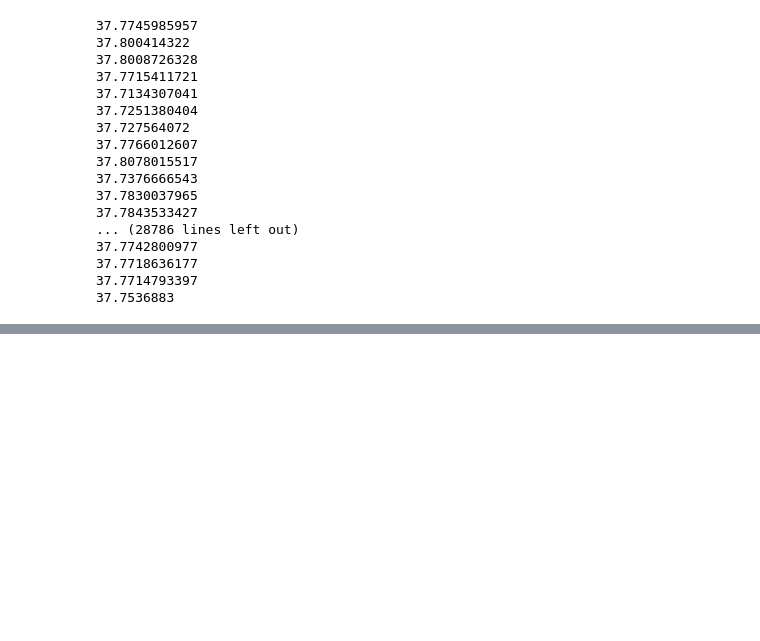
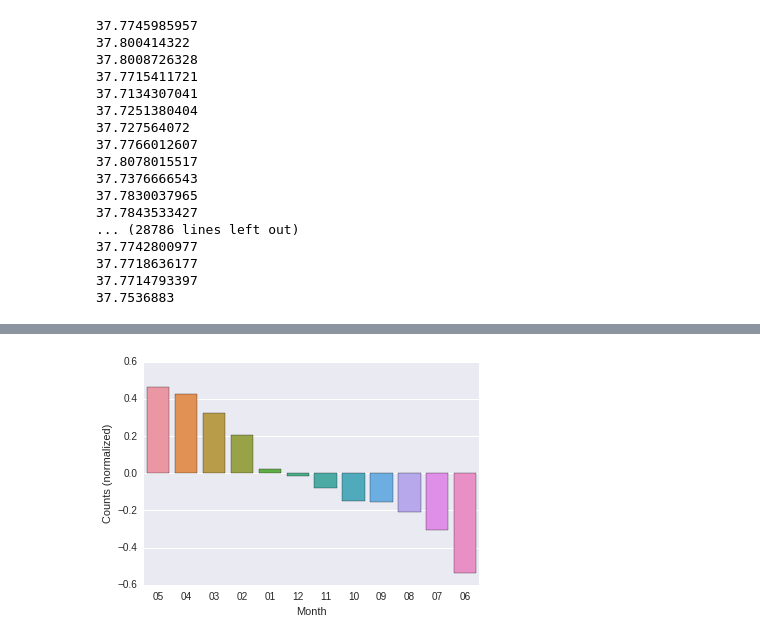
Before and after one commit to greenteawarrior/DataScience16CYOA, a Jupyter notebook: exploration.ipynb, the cells around one changed output, grey strips where cells are left out. Cells and saved outputs as stored; diff of their text form; code cells hidden in the pictures; blank space fills up the shorter version.

```diff
--- a/exploration.ipynb
+++ b/exploration.ipynb
@@ -271,0 +297,18 @@ print_unique_vals("Y")
+# %%
+# Making this bar plot code into a reusable function ^_^
+def auto_barplot(xstr, rotate=False, theta=30, normalize=True):
+    x = sfcrime[xstr].unique()
+    y = sfcrime[xstr].value_counts()
+    y_normalized = y.apply(lambda x: (x - np.mean(y)) / (np.max(y) - np.min(y)))
+    if normalize:
+        fig = sns.barplot(x, y_normalized)
+        sns.axlabel(xstr, "Counts (normalized)")
+    else: # in case the non-normalized values are desired because they can be more human readable
+        fig = sns.barplot(x, y)
+        sns.axlabel(xstr, "Counts")
+    if rotate:
+        fig.set_xticklabels(x, rotation=theta)
+# %%
+auto_barplot("Month")
+# %% [output]
+[figure, added]
```
Also changed, not shown: parts of 7 cells of this notebook.
